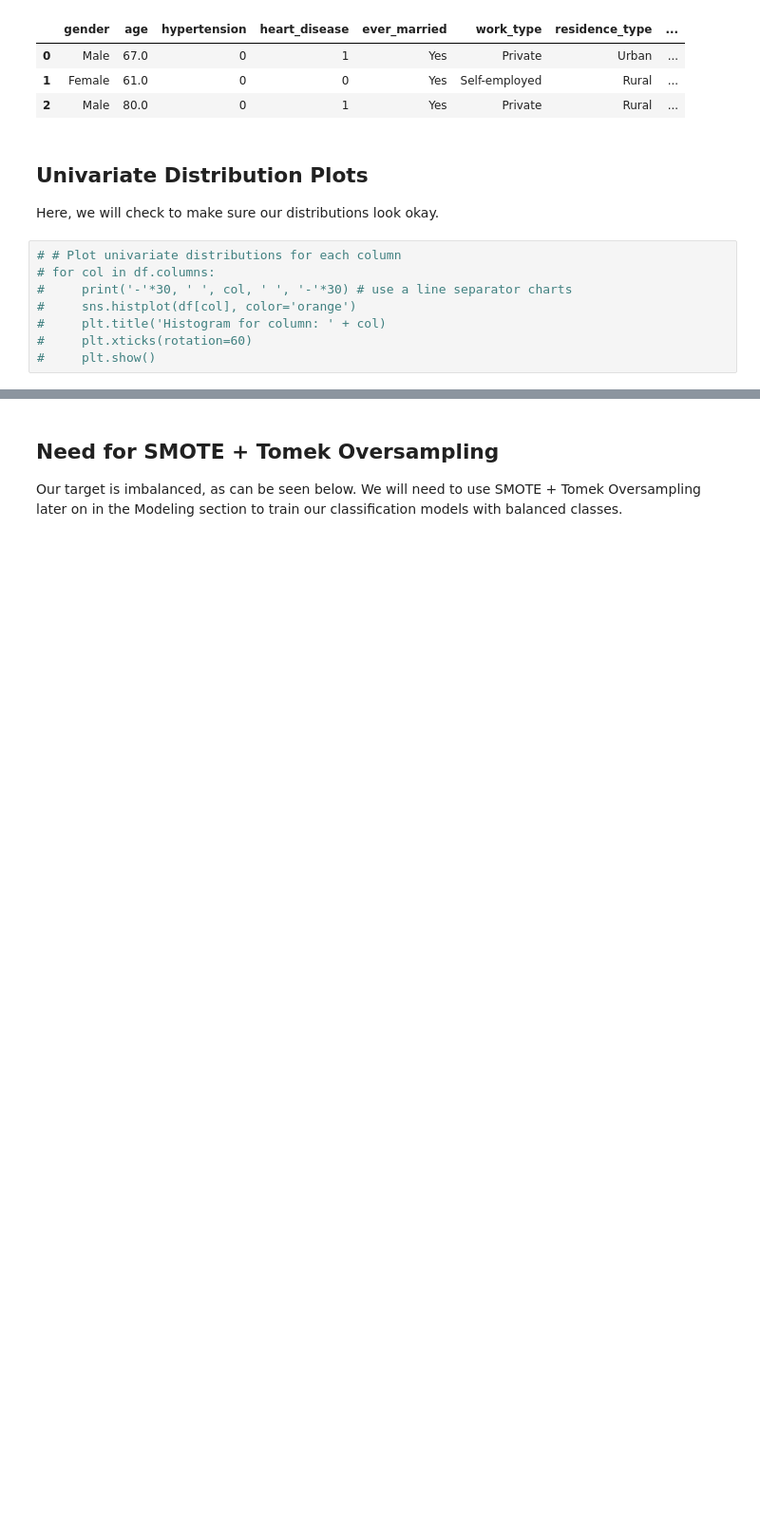
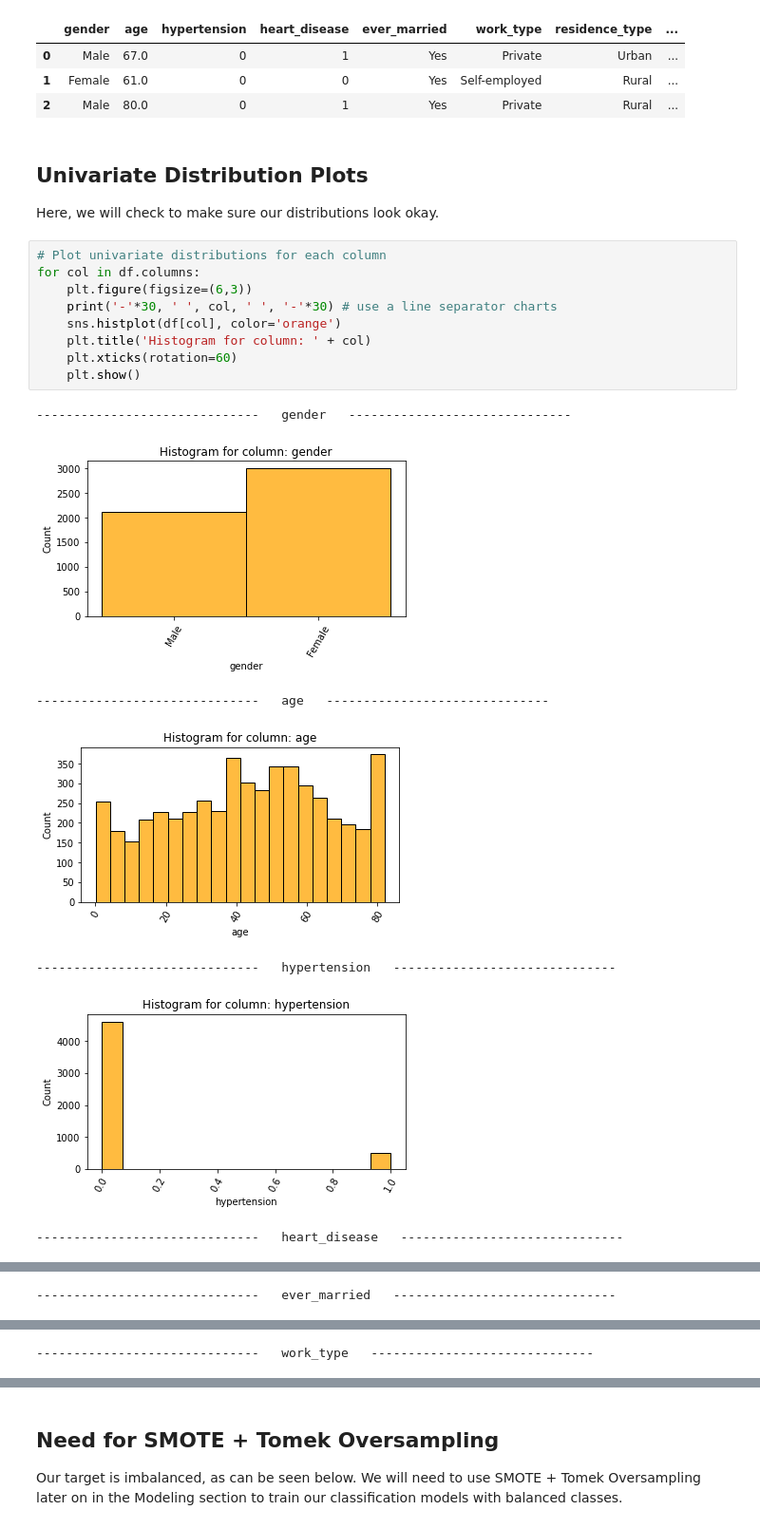
Before and after one commit to stroke-predictors/germain-capstone-stoke-prediction, a Jupyter notebook: final_notebook.ipynb, the cells around one changed output, grey strips where cells are left out. Shown at 95% size. Drawn from its saved outputs; the diff is of its cells as text; blank space fills up the shorter version.

```diff
--- a/final_notebook.ipynb
+++ b/final_notebook.ipynb
@@ -52,10 +52,19 @@ Shape: 5108 rows, 12 columns.
 ## Univariate Distribution Plots
 Here, we will check to make sure our distributions look okay.
 # %%
-# # Plot univariate distributions for each column
-# for col in df.columns:
-#     print('-'*30, ' ', col, ' ', '-'*30) # use a line separator charts
-#     sns.histplot(df[col], color='orange')
-#     plt.title('Histogram for column: ' + col)
-#     plt.xticks(rotation=60)
-#     plt.show()
+# Plot univariate distributions for each column
+for col in df.columns:
+    plt.figure(figsize=(6,3))
+    print('-'*30, ' ', col, ' ', '-'*30) # use a line separator charts
+    sns.histplot(df[col], color='orange')
+    plt.title('Histogram for column: ' + col)
+    plt.xticks(rotation=60)
+    plt.show()
+# %% [output]
+------------------------------   gender   ------------------------------
+[figure, added]
+------------------------------   age   ------------------------------
+[figure, added]
+------------------------------   hypertension   ------------------------------
+[figure, added]
+------------------------------   heart_disease   ------------------------------
@@ -61,0 +72 @@ Here, we will check to make sure our distributions look okay.
+------------------------------   ever_married   ------------------------------
@@ -61,0 +74 @@ Here, we will check to make sure our distributions look okay.
+------------------------------   work_type   ------------------------------
```
Also changed, not shown: parts of 30 cells of this notebook.
